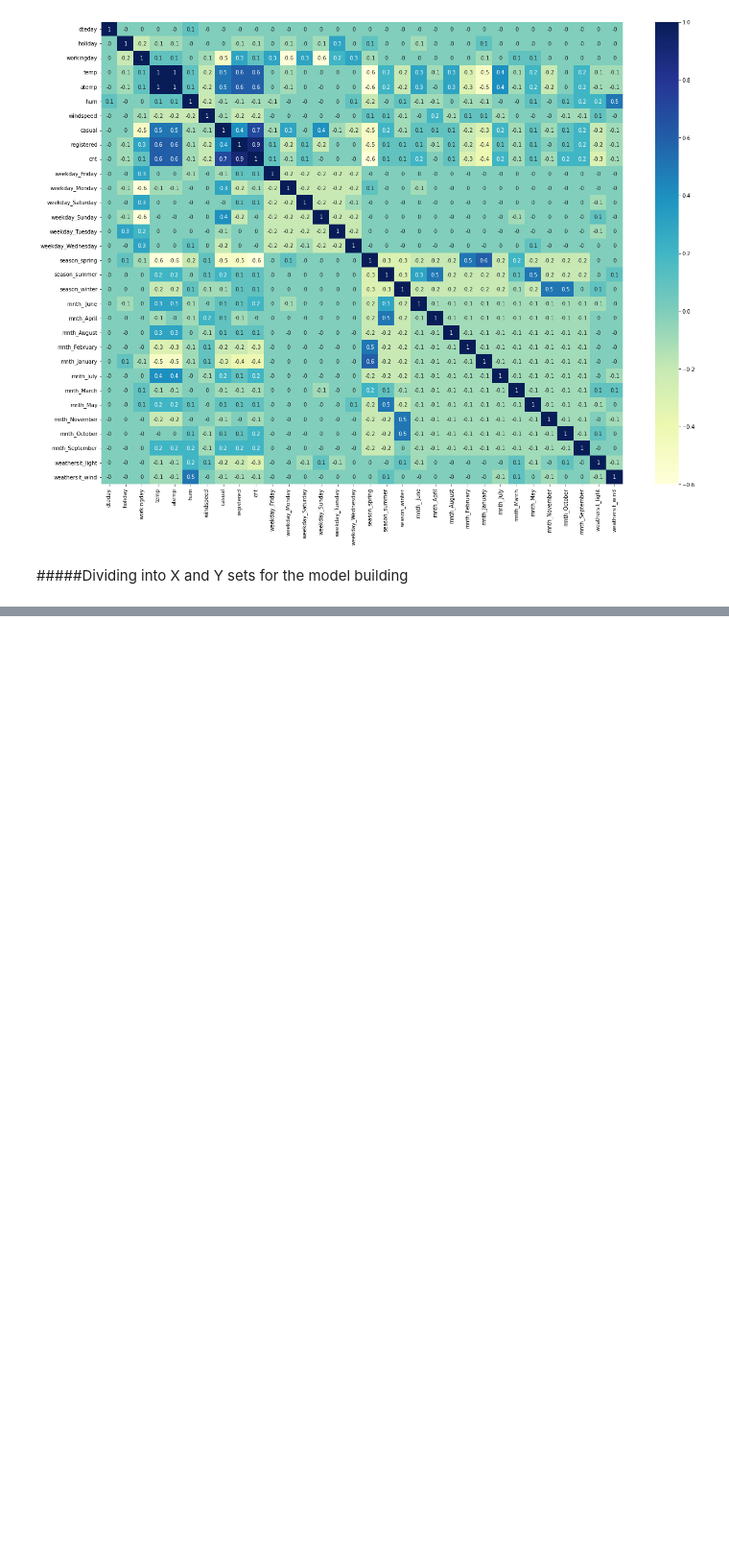
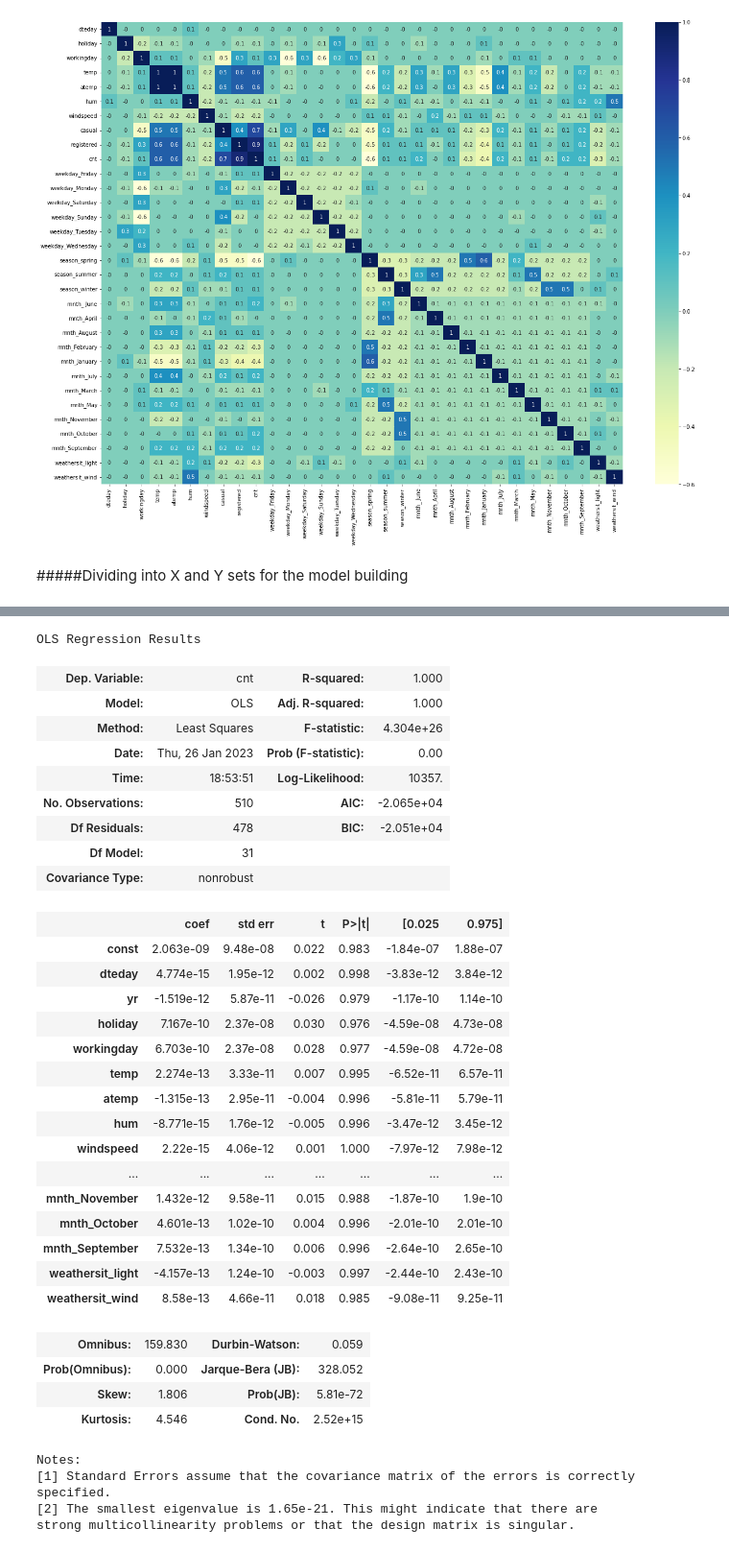
Before and after one commit to AxithChoudhary/BoomBikes_multilinear_model, a Jupyter notebook: Multi_linear_regression_.ipynb, the cells around one changed output, grey strips where cells are left out. Shown at 96% size. Cells and saved outputs as stored; diff of their text form; code cells hidden in the pictures; blank space fills up the shorter version.

```diff
--- a/Multi_linear_regression_.ipynb
+++ b/Multi_linear_regression_.ipynb
@@ -315,0 +340,3 @@ X_train=df_train
+# %%
+X_train["yr"]=pd.to_numeric(X_train["yr"]) ###changing yr column from object to integer
+X_train.info()
@@ -315,0 +361,40 @@ X_train=df_train
+# %%
+X_train_sm=sm.add_constant(X_train)
+# %%
+lr_model=sm.OLS(y_train,X_train_sm).fit()
+lr_model.summary()
+# %% [output]
+OLS Regression Results
+| Dep. Variable: | cnt | R-squared: | 1.000 |
+| Model: | OLS | Adj. R-squared: | 1.000 |
+| Method: | Least Squares | F-statistic: | 4.304e+26 |
+| Date: | Thu, 26 Jan 2023 | Prob (F-statistic): | 0.00 |
+| Time: | 18:53:51 | Log-Likelihood: | 10357. |
+| No. Observations: | 510 | AIC: | -2.065e+04 |
+| Df Residuals: | 478 | BIC: | -2.051e+04 |
+| Df Model: | 31 |  |  |
+| Covariance Type: | nonrobust |  |  |
+|  | coef | std err | t | P>|t| | [0.025 | 0.975] |
+| const | 2.063e-09 | 9.48e-08 | 0.022 | 0.983 | -1.84e-07 | 1.88e-07 |
+| dteday | 4.774e-15 | 1.95e-12 | 0.002 | 0.998 | -3.83e-12 | 3.84e-12 |
+| yr | -1.519e-12 | 5.87e-11 | -0.026 | 0.979 | -1.17e-10 | 1.14e-10 |
+| holiday | 7.167e-10 | 2.37e-08 | 0.030 | 0.976 | -4.59e-08 | 4.73e-08 |
+| workingday | 6.703e-10 | 2.37e-08 | 0.028 | 0.977 | -4.59e-08 | 4.72e-08 |
+| temp | 2.274e-13 | 3.33e-11 | 0.007 | 0.995 | -6.52e-11 | 6.57e-11 |
+| atemp | -1.315e-13 | 2.95e-11 | -0.004 | 0.996 | -5.81e-11 | 5.79e-11 |
+| hum | -8.771e-15 | 1.76e-12 | -0.005 | 0.996 | -3.47e-12 | 3.45e-12 |
+| windspeed | 2.22e-15 | 4.06e-12 | 0.001 | 1.000 | -7.97e-12 | 7.98e-12 |
+| ... | ... | ... | ... | ... | ... | ... |
+| mnth_November | 1.432e-12 | 9.58e-11 | 0.015 | 0.988 | -1.87e-10 | 1.9e-10 |
+| mnth_October | 4.601e-13 | 1.02e-10 | 0.004 | 0.996 | -2.01e-10 | 2.01e-10 |
+| mnth_September | 7.532e-13 | 1.34e-10 | 0.006 | 0.996 | -2.64e-10 | 2.65e-10 |
+| weathersit_light | -4.157e-13 | 1.24e-10 | -0.003 | 0.997 | -2.44e-10 | 2.43e-10 |
+| weathersit_wind | 8.58e-13 | 4.66e-11 | 0.018 | 0.985 | -9.08e-11 | 9.25e-11 |
+| Omnibus: | 159.830 | Durbin-Watson: | 0.059 |
+| Prob(Omnibus): | 0.000 | Jarque-Bera (JB): | 328.052 |
+| Skew: | 1.806 | Prob(JB): | 5.81e-72 |
+| Kurtosis: | 4.546 | Cond. No. | 2.52e+15 |
+Notes:
+[1] Standard Errors assume that the covariance matrix of the errors is correctly specified.
+[2] The smallest eigenvalue is 1.65e-21. This might indicate that there are
+strong multicollinearity problems or that the design matrix is singular.
```
Also changed, not shown: parts of 11 cells of this notebook.
